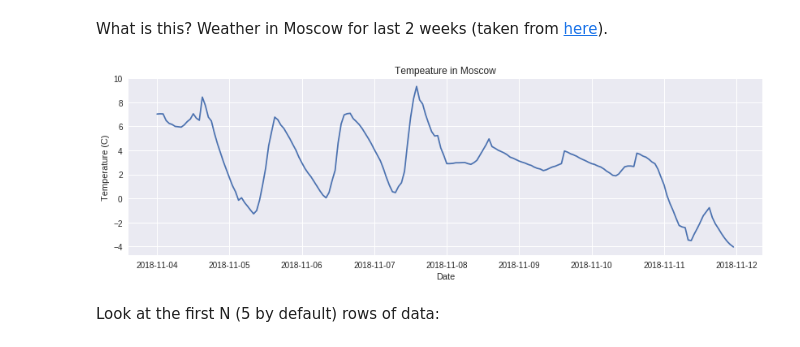
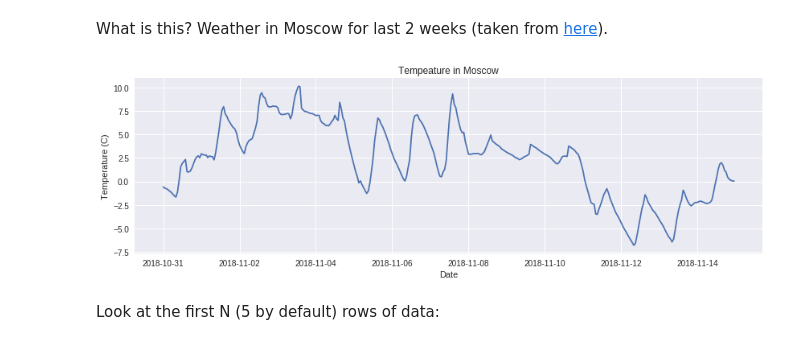
Before and after one commit to SiLiKhon/HEPStatsSeminar, a Jupyter notebook: Basics_of_data_handling.ipynb, the cells around one changed output. Saved outputs shown, nothing was run; the diff lists cells and outputs as text; code cells hidden in the pictures.

```diff
--- a/Basics_of_data_handling.ipynb
+++ b/Basics_of_data_handling.ipynb
@@ -46,7 +46,7 @@ One way of manipulating your data (slicing, filtering, removing variables, creat
 
 The main object here is `pandas.DataFrame` – a two-dimensional table of (possibly heterogeneous) data. There is a number a ways to create a `DataFrame`, but possibly one of the most common ways is to construct it by reading a text file of tabulated data with a specified delimiter (i.e. CSV files):
 # %%
-df = pd.read_csv("https://raw.githubusercontent.com/SiLiKhon/HEPStatsSeminar/master/data/moscow_weather.csv",
+df = pd.read_csv("https://raw.githubusercontent.com/SiLiKhon/HEPStatsSeminar/master/data/moscow_weather_2018-11-14.csv",
                  delimiter=';')
 type(df)
 # %% [output]
@@ -55,14 +55,13 @@ pandas.core.frame.DataFrame
 What is this? Weather in Moscow for last 2 weeks (taken from [here](https://www.meteoblue.com/en/weather/archive/export/moscow_russia_524901)).
 # %%
 fig, ax = plt.subplots(figsize=(14,4))
-df['datestamp'] = pd.to_datetime(df[['Year', 'Month', 'Day', 'Hour']])
-ax.plot(df['datestamp'], df['Temperature  [2 m above gnd]'])
+ax.plot(pd.to_datetime(df[['Year', 'Month', 'Day', 'Hour']]), df['Temperature  [2 m above gnd]'])
 ax.axis('tight')
 ax.set_title('Tempeature in Moscow')
 ax.set_xlabel('Date')
 ax.set_ylabel('Temperature (C)');
 # %% [output]
-[figure, old version]
+[figure, new version]
 # %% [markdown]
 Look at the first N (5 by default) rows of data:
 # %%
```
Also changed, not shown: parts of 33 cells of this notebook.
